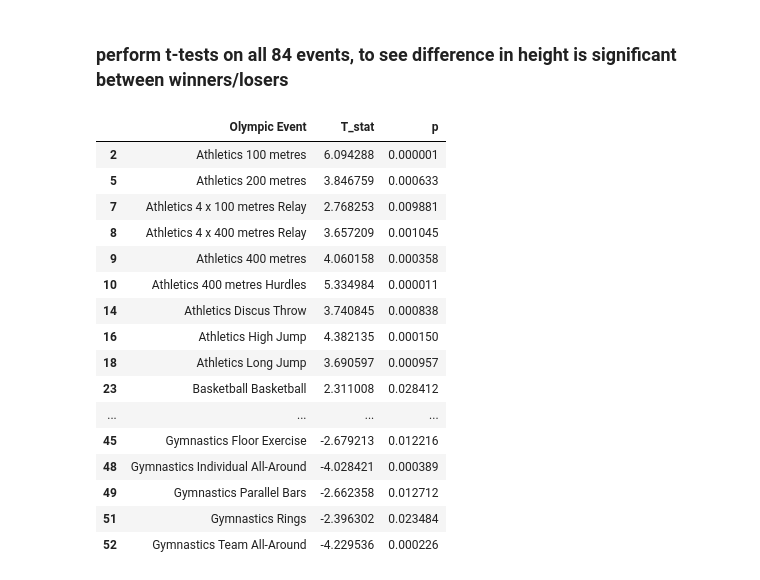
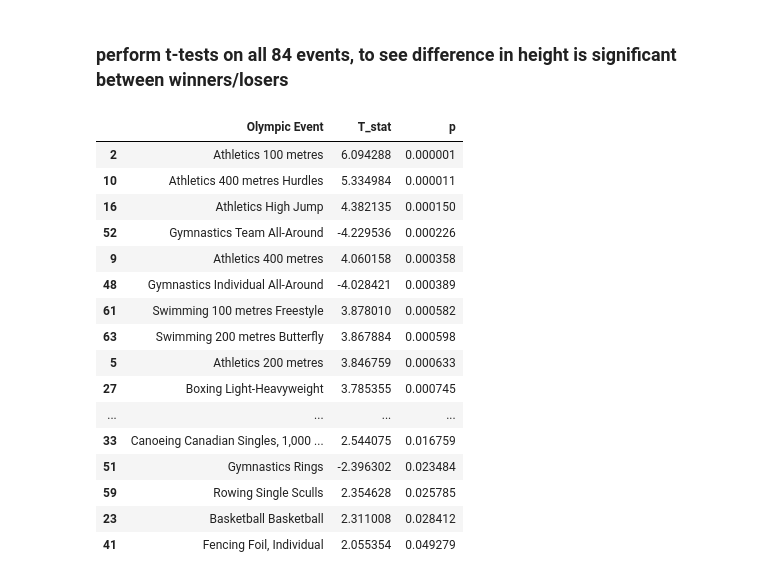
Before and after one commit to dowripple/ProjectOneRepo_JeremyKasieMichael, a Jupyter notebook: notebooks/OlympicHeights_Analysis.ipynb, the cells around one changed output. Saved outputs shown, nothing was run; the diff lists cells and outputs as text; code cells hidden in the pictures.

```diff
--- a/notebooks/OlympicHeights_Analysis.ipynb
+++ b/notebooks/OlympicHeights_Analysis.ipynb
@@ -221,7 +221,7 @@ for columnName, columnData in subevent_pivot.iteritems():
         (t_stat, p) = stats.ttest_ind(columnData.values, globalAvg_Year['Avg World Height'])
 
         # append the values to lists...
-        sub_events.append(column)
+        sub_events.append(columnName)
         t_stats.append(t_stat)
         ps.append(p)
 
@@ -301,46 +301,50 @@ for (xColumnName,xColumnData) in all_pivot.iteritems():
         # strip off the trailing _x so we can call the y version
         column = xColumnName.strip('_x')
 
         # loop through the columns one more time, to catch the Y version
         for (yColumnName, yColumnData) in all_pivot.iteritems():
 
             # if the y columname matches the x column namme base (column) + "_y", then do the t-test
             if yColumnName == column + '_y':
 
                 # t-test
                 (t_stat, p) = stats.ttest_ind(xColumnData.values, yColumnData.values)
 
                 # append the values to lists...
                 sub_events.append(column)
                 t_stats.append(t_stat)
                 ps.append(p)
 
 # create a dataframe to display results
 subEvent_df = pd.DataFrame({
     'Olympic Event': sub_events,
     'T_stat': t_stats,
     'p': ps
 })
 
 # find out where variance in height matters (both tails)
 sigEvent = subEvent_df.loc[subEvent_df['p']<0.05]
 
-sigEvent.head(20)
+sigEvent = sigEvent.sort_values(by=['p'])
+
+sigEvent.head(50)
+
+# len(sigEvent)
 # %% [output]
 |  | Olympic Event | T_stat | p |
 | 2 | Athletics 100 metres | 6.094288 | 0.000001 |
+| 10 | Athletics 400 metres Hurdles | 5.334984 | 0.000011 |
+| 16 | Athletics High Jump | 4.382135 | 0.000150 |
+| 52 | Gymnastics Team All-Around | -4.229536 | 0.000226 |
+| 9 | Athletics 400 metres | 4.060158 | 0.000358 |
+| 48 | Gymnastics Individual All-Around | -4.028421 | 0.000389 |
+| 61 | Swimming 100 metres Freestyle | 3.878010 | 0.000582 |
+| 63 | Swimming 200 metres Butterfly | 3.867884 | 0.000598 |
 | 5 | Athletics 200 metres | 3.846759 | 0.000633 |
-| 7 | Athletics 4 x 100 metres Relay | 2.768253 | 0.009881 |
-| 8 | Athletics 4 x 400 metres Relay | 3.657209 | 0.001045 |
-| 9 | Athletics 400 metres | 4.060158 | 0.000358 |
-| 10 | Athletics 400 metres Hurdles | 5.334984 | 0.000011 |
-| 14 | Athletics Discus Throw | 3.740845 | 0.000838 |
-| 16 | Athletics High Jump | 4.382135 | 0.000150 |
-| 18 | Athletics Long Jump | 3.690597 | 0.000957 |
+| 27 | Boxing Light-Heavyweight | 3.785355 | 0.000745 |
+| ... | ... | ... | ... |
+| 33 | Canoeing Canadian Singles, 1,000 ... | 2.544075 | 0.016759 |
+| 51 | Gymnastics Rings | -2.396302 | 0.023484 |
+| 59 | Rowing Single Sculls | 2.354628 | 0.025785 |
 | 23 | Basketball Basketball | 2.311008 | 0.028412 |
-| ... | ... | ... | ... |
-| 45 | Gymnastics Floor Exercise | -2.679213 | 0.012216 |
-| 48 | Gymnastics Individual All-Around | -4.028421 | 0.000389 |
-| 49 | Gymnastics Parallel Bars | -2.662358 | 0.012712 |
-| 51 | Gymnastics Rings | -2.396302 | 0.023484 |
-| 52 | Gymnastics Team All-Around | -4.229536 | 0.000226 |
+| 41 | Fencing Foil, Individual | 2.055354 | 0.049279 |
```
Also changed, not shown: parts of 1 cell of this notebook, 2 other files.
